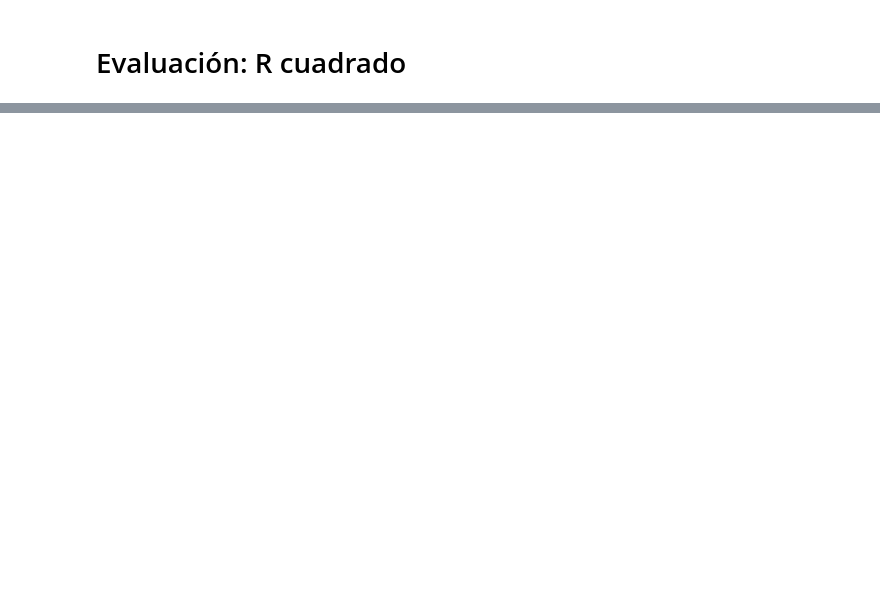
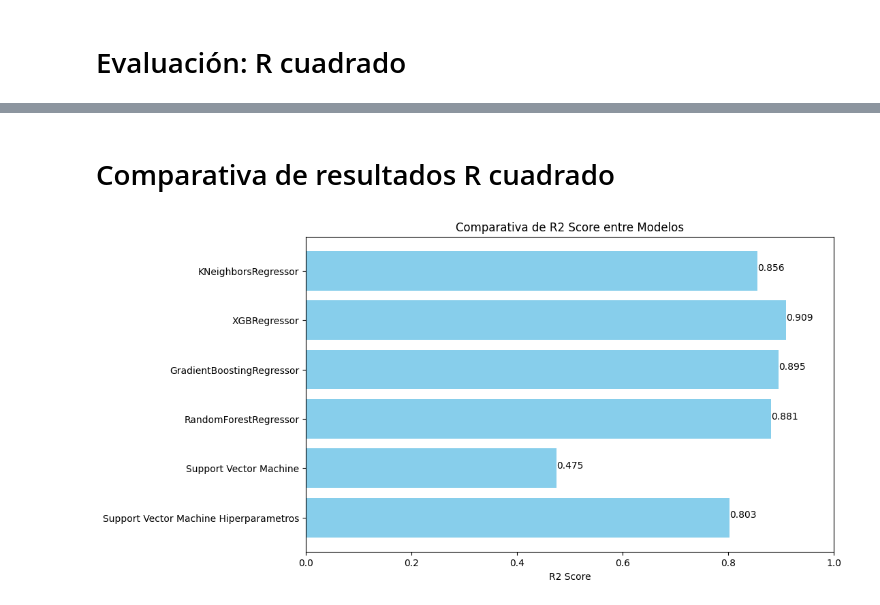
Before and after one commit to KevinSuarezF/project_G2M6, a Jupyter notebook: scripts/training/baseline model.ipynb, the cells around one changed output, grey strips where cells are left out. Drawn from its saved outputs; the diff is of its cells as text; code cells hidden in the pictures; blank space fills up the shorter version.

Commit message:
Se realiza actualización de archivos md en docs modeling y script, se deja un solo notebook con modelo base y luego con diferentes modelos. Se genera imagen de comparación r2 distintos modelos.

```diff
--- a/scripts/training/baseline model.ipynb
+++ b/scripts/training/baseline model.ipynb
@@ -92,0 +305,9 @@ Wall time: 1min 26s
+# %%
+%%time
+knn_best_params = optimize_model(knn_objective)
+print(f"Mejores hiperparámetros para KNN: {knn_best_params}")
+model_KNN = KNeighborsRegressor(**knn_best_params)
+model_KNN.fit(X_train, y_train)
+y_pred_KNN = model_KNN.predict(X_test)
+knn_r2 = r2_score(y_test, y_pred_KNN)
+print(f"R^2 Score KNN: {knn_r2}")
@@ -92,0 +334,22 @@ Wall time: 1min 26s
+# %%
+def svc_objective(trial):
+    C = trial.suggest_loguniform('C', 0.1, 100)
+    gamma = trial.suggest_loguniform('gamma', 0.01, 10)
+    kernel = trial.suggest_categorical('kernel', ['linear', 'poly', 'rbf', 'sigmoid'])
+
+    model = SVC(C=C, gamma=gamma, kernel=kernel)
+
+    score = cross_val_score(model, X_train, y_train, cv=3, scoring='r2').mean()
+    return score
+# %%
+def train_and_evaluate_svc(best_params):
+    model = SVC(**best_params)
+    model.fit(X_train, y_train)
+    y_pred = model.predict(X_test)
+    return r2_score(y_test, y_pred)
+# %%
+%%time
+svc_best_params = optimize_model(svc_objective)
+print(f"Mejores hiperparámetros para SVC: {svc_best_params}")
+svc_r2_H = train_and_evaluate_svc(svc_best_params)
+print(f"R^2 Score para SVC: {svc_r2_H}")
@@ -92,0 +372,17 @@ Wall time: 1min 26s
+# %% [markdown]
+# Comparativa de resultados R cuadrado
+# %%
+import matplotlib.pyplot as plt
+models = ["Support Vector Machine Hiperparametros","Support Vector Machine","RandomForestRegressor", "GradientBoostingRegressor", "XGBRegressor", "KNeighborsRegressor"]
+r2_scores = [svc_r2_H, svc_r2, rf_r2, gb_r2, xgb_r2, knn_r2]
+
+plt.figure(figsize=(10, 6))
+plt.barh(models, r2_scores, color='skyblue')
+plt.xlabel("R2 Score")
+plt.title("Comparativa de R2 Score entre Modelos")
+plt.xlim(0, 1)
+for index, value in enumerate(r2_scores):
+    plt.text(value, index, f"{value:.3f}")
+plt.show()
+# %% [output]
+[figure, added]
```
Also changed, not shown: parts of 32 cells of this notebook, 3 other files.
